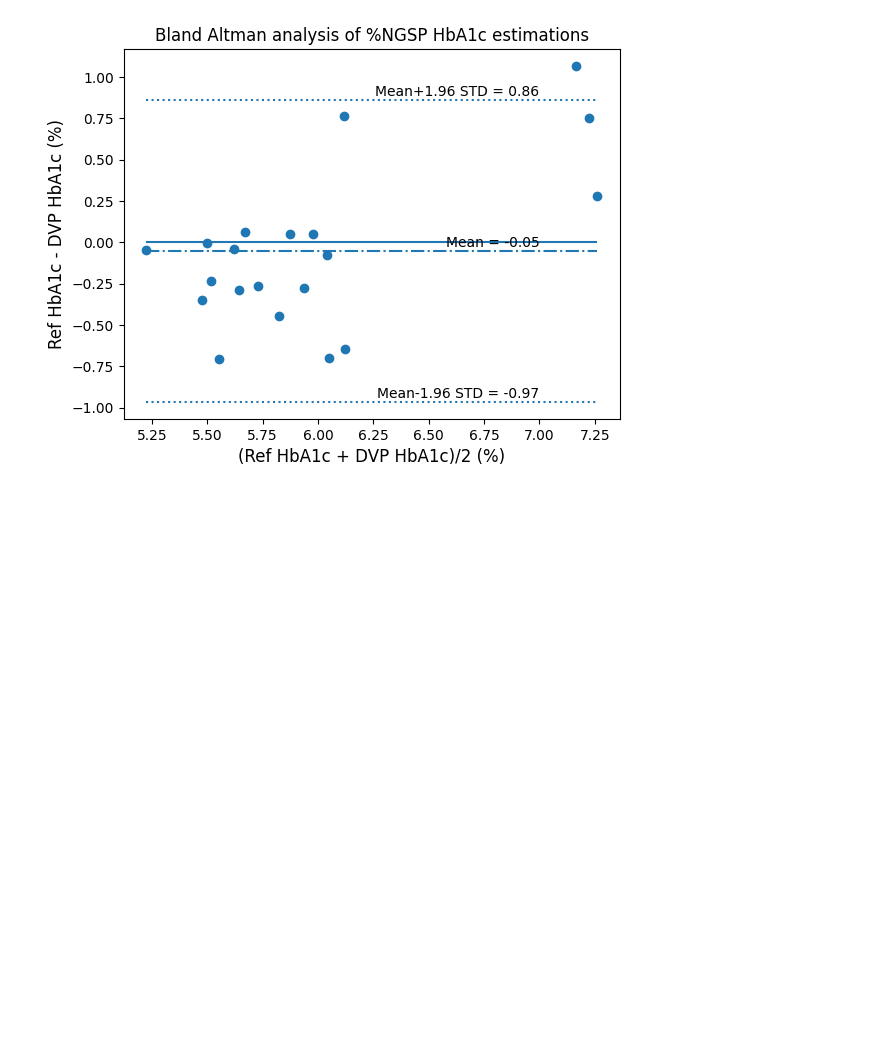
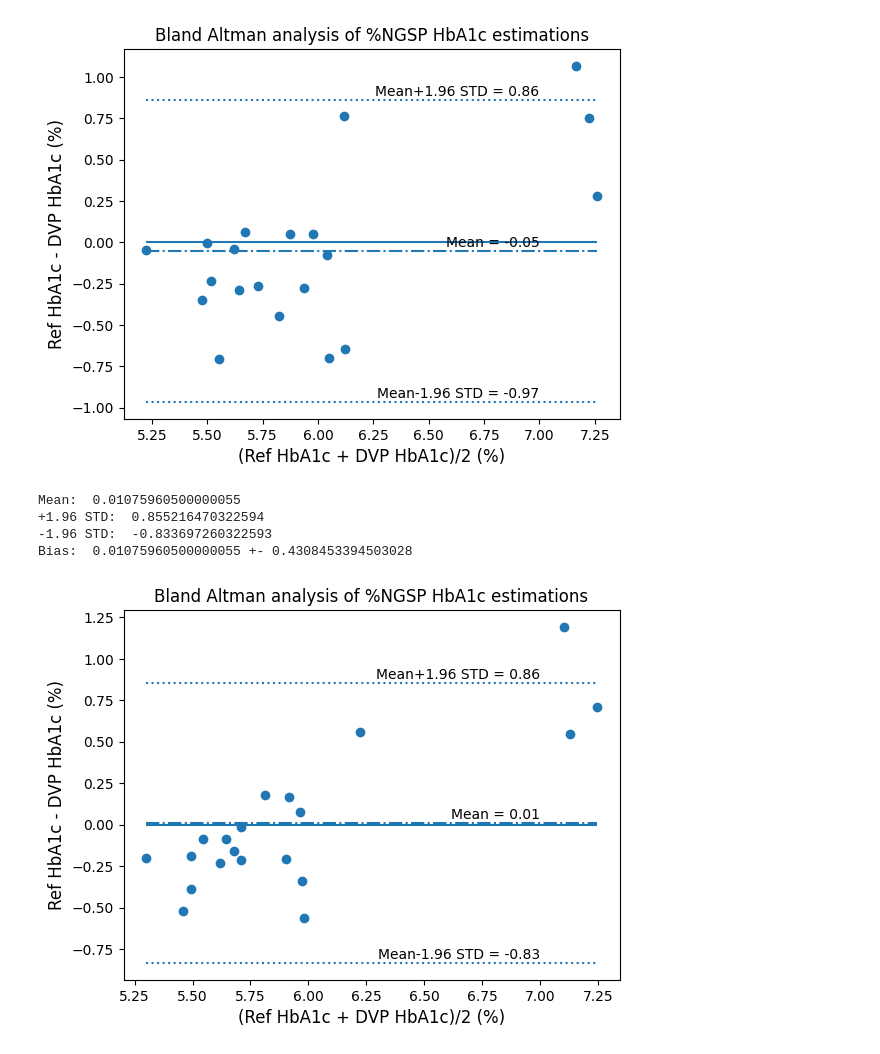
Before and after one commit to shamasatter/Estimating-HbA1c-from-PPG-using-ML, a Jupyter notebook: fig.ipynb, the cells around one changed output. Cells and saved outputs as stored; diff of their text form; code cells hidden in the pictures; blank space fills up the shorter version.

```diff
--- a/fig.ipynb
+++ b/fig.ipynb
@@ -313,3 +313,32 @@ Mean:  -0.053205079002691356
 -1.96 STD:  -0.965030990845887
 Bias:  -0.053205079002691356 +- 0.4652173019608141
 [figure]
+# %%
+xg_woacdc=[5.3989816,
+ 5.7334886,
+ 6.2654333,
+ 5.689365,
+ 6.140331,
+ 5.714448,
+ 5.7200775,
+ 6.889855,
+ 5.922944,
+ 6.8544765,
+ 6.005756,
+ 5.722294,
+ 5.8341374,
+ 6.50758,
+ 5.587683,
+ 5.8145523,
+ 5.6892147,
+ 5.589423,
+ 5.76055,
+ 5.944217]
+# %%
+hBAA(lg2, xg_woacdc)
+# %% [output]
+Mean:  0.01075960500000055
++1.96 STD:  0.855216470322594
+-1.96 STD:  -0.833697260322593
+Bias:  0.01075960500000055 +- 0.4308453394503028
+[figure, added]
```
